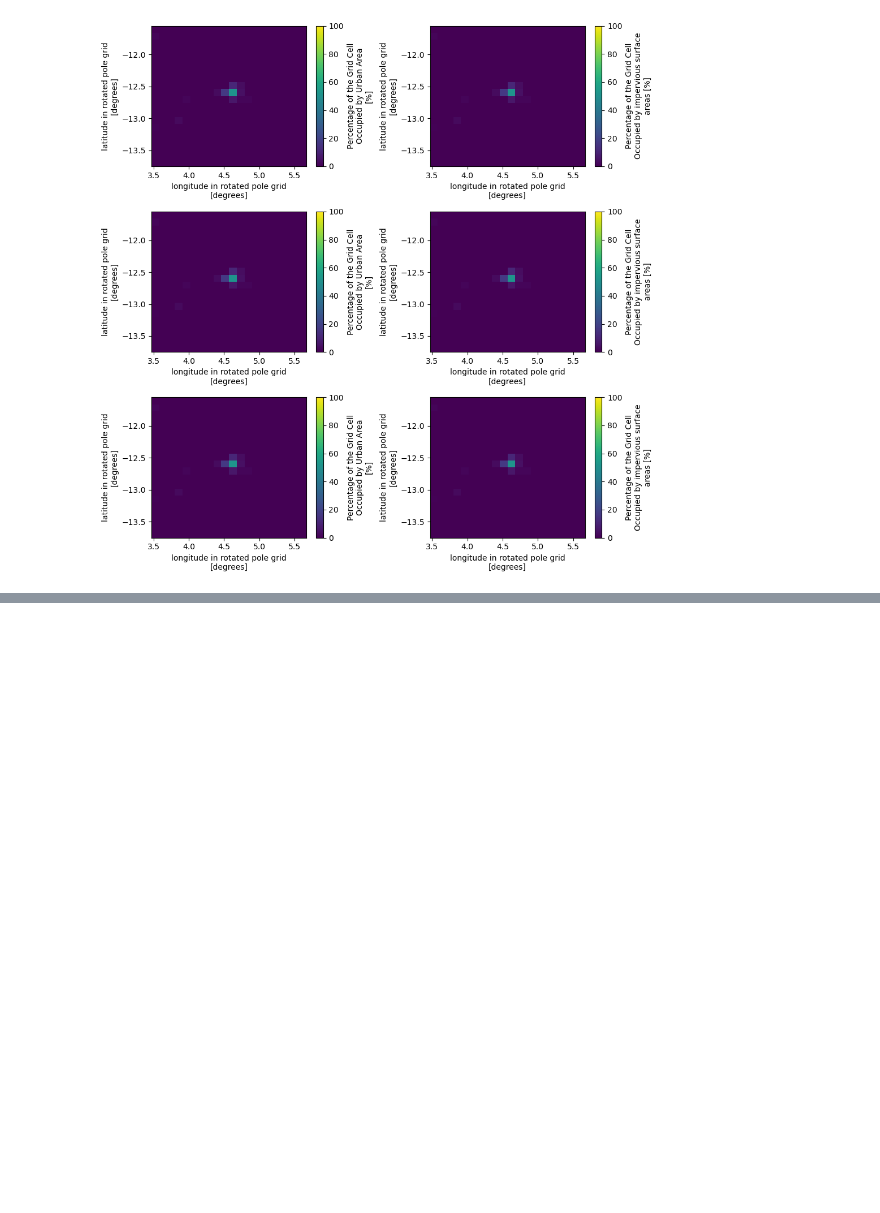
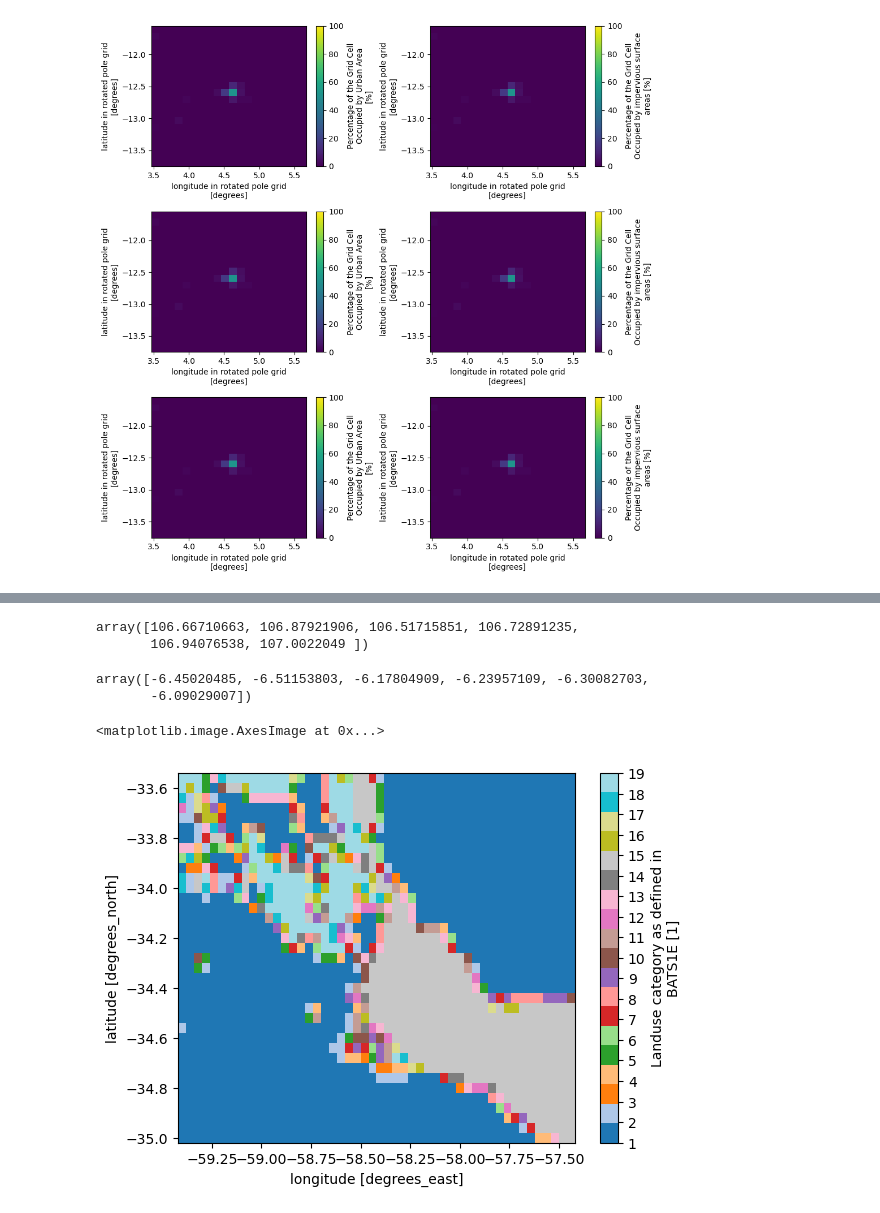
Before and after one commit to FPS-URB-RCC/CORDEX-CORE-WG, a Jupyter notebook: uhi/compute_urban_static_files.ipynb, the cells around one changed output, grey strips where cells are left out. Saved outputs shown, nothing was run; the diff lists cells and outputs as text; code cells hidden in the pictures; blank space fills up the shorter version.

```diff
--- a/uhi/compute_urban_static_files.ipynb
+++ b/uhi/compute_urban_static_files.ipynb
@@ -509,0 +640,10 @@ plt.show()
+# %%
+ds_sftimf.lon.values[ds_sftimf['sftimf']>0]
+# %% [output]
+array([106.66710663, 106.87921906, 106.51715851, 106.72891235,
+       106.94076538, 107.0022049 ])
+# %%
+ds_sftimf.lat.values[ds_sftimf['sftimf']>0]
+# %% [output]
+array([-6.45020485, -6.51153803, -6.17804909, -6.23957109, -6.30082703,
+       -6.09029007])
@@ -509,0 +655,5 @@ plt.show()
+# %%
+lat_lim = slice(-34.559-1, -34.559 + 1)
+lon_lim =  slice(-58.416-1, -58.416 + 1)
+# %%
+ds_buenos = ds.sel(lat=lat_lim, lon=lon_lim)
@@ -509,0 +663,13 @@ plt.show()
+# %%
+# Step 1: Create sample categorical data
+categories = np.sort(np.unique(ds['landuse_round'].values))
+categories = categories[~np.isnan(categories)]
+category_names = [f"Class {cat}" for cat in categories]
+data = np.random.choice(categories, size=(10, 10))  # Random categorical data
+# %%
+cmap = plt.get_cmap("tab20", len(categories))  # Easy way to pick a color palette
+# %%
+ds_buenos["landuse_round"].plot.imshow(cmap=cmap, add_labels=True, cbar_kwargs={"ticks": categories})
+# %% [output]
+<matplotlib.image.AxesImage at 0x...>
+[figure, added]
```
Also changed, not shown: parts of 25 cells of this notebook.
